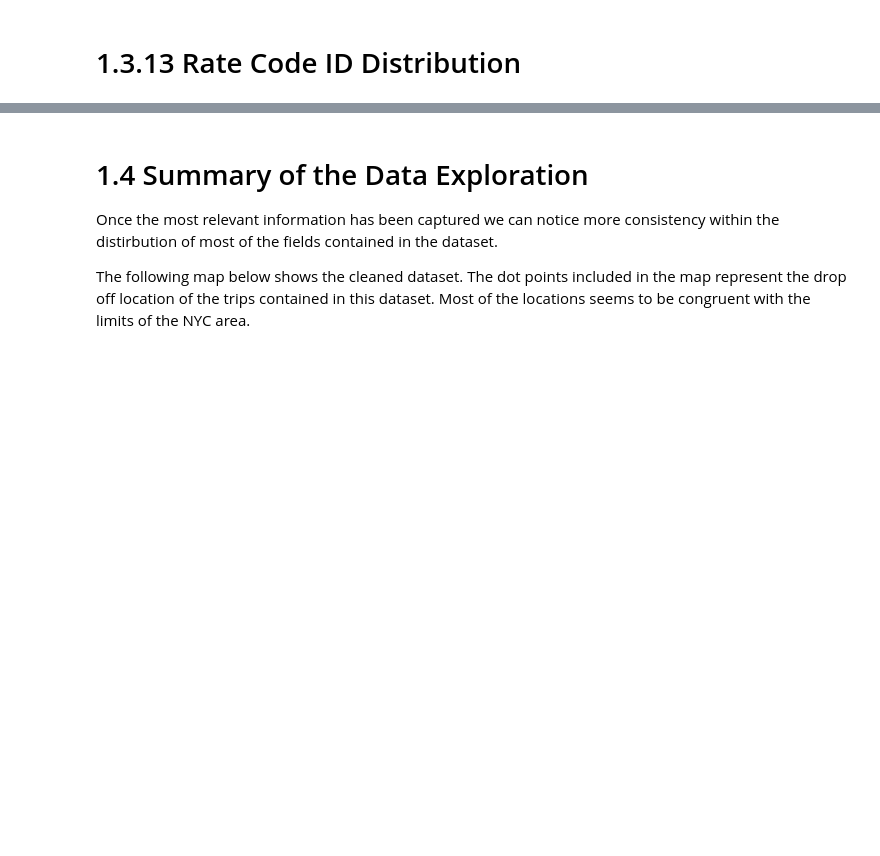
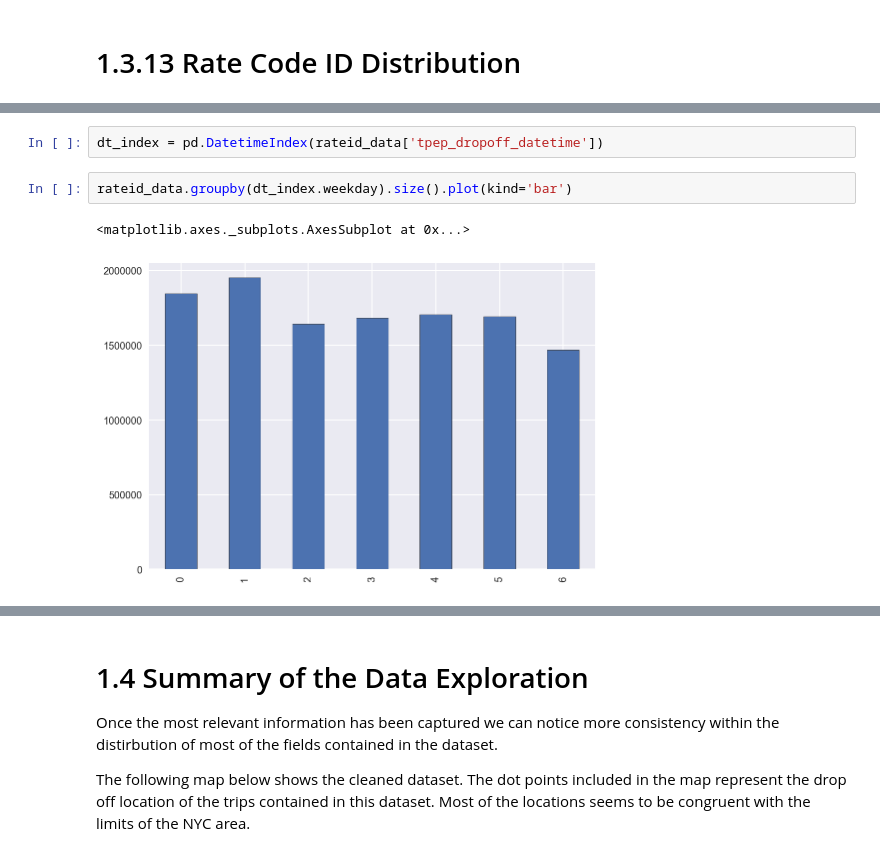
Before and after one commit to Riccocez/NYC-Taxi-Tips, a Jupyter notebook: 1. Analysis & Planning Stage.ipynb, the cells around one changed output, grey strips where cells are left out. Drawn from its saved outputs; the diff is of its cells as text; blank space fills up the shorter version.

```diff
--- a/1. Analysis & Planning Stage.ipynb
+++ b/1. Analysis & Planning Stage.ipynb
@@ -405,0 +433,7 @@ Trips filtered:  172
+# %%
+dt_index = pd.DatetimeIndex(rateid_data['tpep_dropoff_datetime'])
+# %%
+rateid_data.groupby(dt_index.weekday).size().plot(kind='bar')
+# %% [output]
+<matplotlib.axes._subplots.AxesSubplot at 0x...>
+[figure, added]
```
Also changed, not shown: parts of 15 cells of this notebook, 1 other file.
